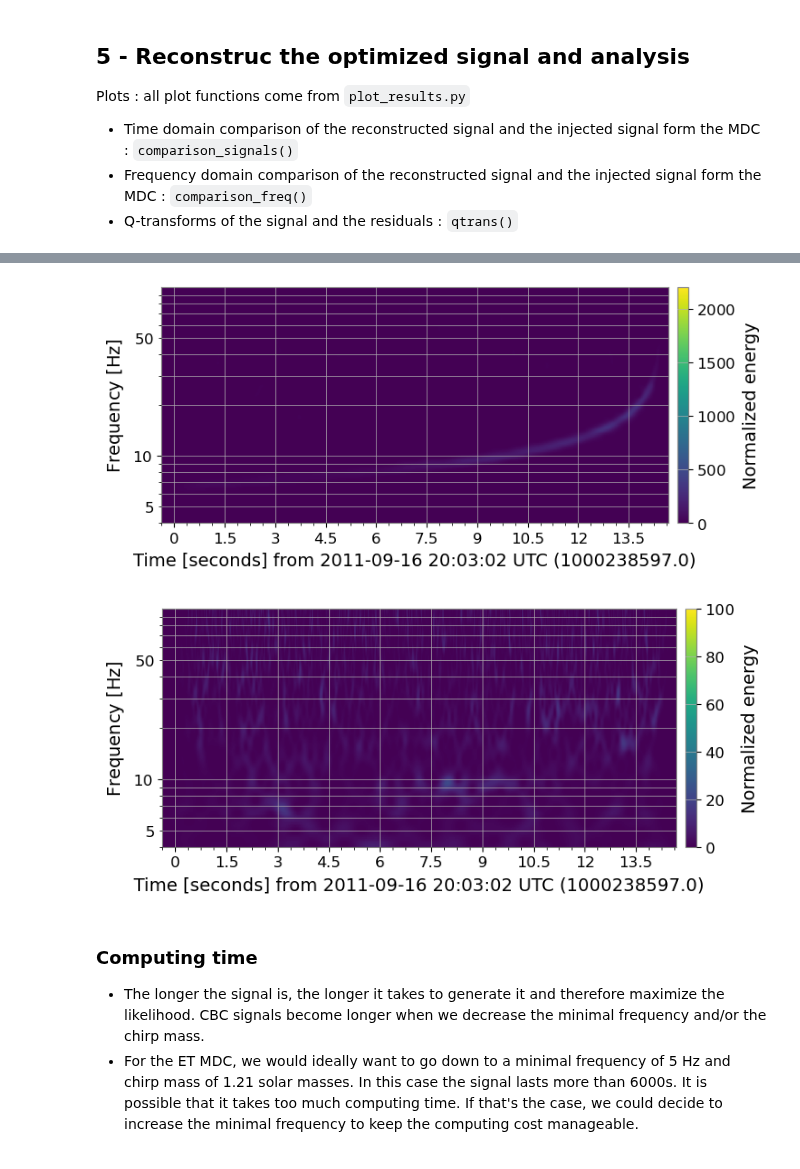
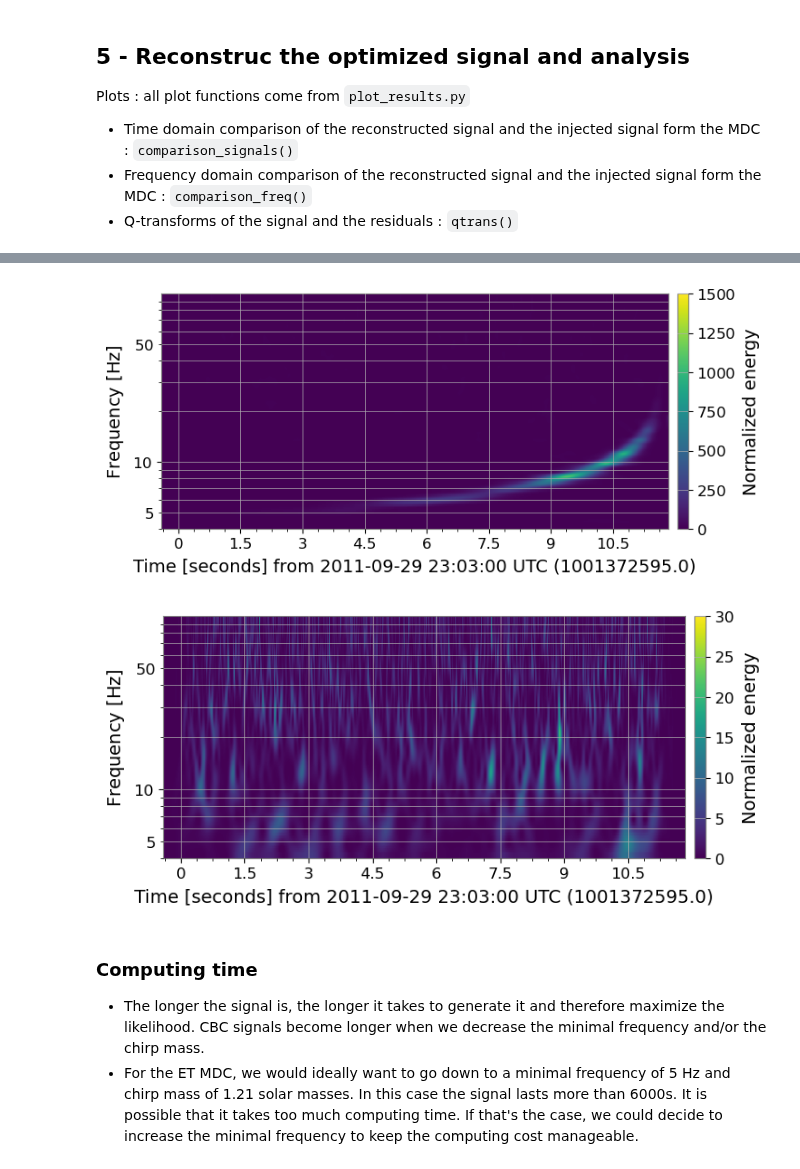
Before and after one commit to Glorieux-Victor/Internship_Victor_CBC_ET, a Jupyter notebook: code_Adrian/MLE_pipeline/src/test_likelihood_modif.ipynb, the cells around one changed output, grey strips where cells are left out. Cells and saved outputs as stored; diff of their text form; code cells hidden in the pictures.

```diff
--- a/code_Adrian/MLE_pipeline/src/test_likelihood_modif.ipynb
+++ b/code_Adrian/MLE_pipeline/src/test_likelihood_modif.ipynb
@@ -126,8 +126,11 @@ Convert the $\texttt{gwpy}$ TimeSeries from the data stored to $\texttt{pycbc}$
 - $\texttt{gwpy}$ TimeSeries : data
 - $\texttt{pycbc}$ TimeSeries : pycbc_ts
 - $\texttt{pycbc}$ FrequencySeries : signal
+# %%
+study_index = 10
+study_type = 3
 # %%
-path_data_home = '/home/victor/Internship_Victor_CBC_ET/code_Adrian/MLE_pipeline/data/data_i5_t3/'
+path_data_home = '/home/victor/Internship_Victor_CBC_ET/code_Adrian/MLE_pipeline/data/data_i'+ str(study_index) +'_t'+ str(study_type) +'/'
 data = {}
 signal = {}
 ifos=['E1', 'E2', 'E3']
@@ -136,7 +139,8 @@ for ifo in ifos:
     file = path_data_home + 'données_' + ifo + '.txt'
     data[ifo] = TimeSeries.read(file)
     #data[ifo] = data[ifo].resample(4096)
-    data[ifo] = data[ifo].resample(2048)
+    #data[ifo] = data[ifo].resample(2048)
+    data[ifo] = data[ifo].resample(1024)
     val = data[ifo].value
     delta_t = data[ifo].dt.value
     pycbc_ts = PycbcTimeSeries(val, delta_t=delta_t)
@@ -262,12 +282,12 @@ Plots : all plot functions come from `plot_results.py`
 - Frequency domain comparison of the reconstructed signal and the injected signal form the MDC : `comparison_freq()`
 - Q-transforms of the signal and the residuals : `qtrans()`
 # %%
-signal_reconstructed_t, signal_reconstructed_f = convert_signal(file_name='result_i5_t3', epoch=data['E1'].t0.value)
+file_name = 'result_i'+ str(study_index) +'_t' + str(study_type)
+signal_reconstructed_t, signal_reconstructed_f = convert_signal(file_name=file_name, epoch=data['E1'].t0.value)
 tspycbc_data = gwpy_to_pycbc(data)
 
 start_common = max(signal_reconstructed_t['E1'].start_time, data['E1'].t0.value)
 end_common = min(signal_reconstructed_t['E1'].end_time, data['E1'].t0.value + data['E1'].duration.value)
-#end_common = data['E1'].t0.value + data['E1'].duration.value
 opti_cut = {}
 reel_cut = {}
 residual = {}
@@ -290,17 +311,17 @@ Text(0, 0.5, 'PSD [1/Hz]')
 # %%
 tsgwpy_opti_cut = pycbc_to_gwpy(opti_cut)
 tsgwpy_reel_cut = pycbc_to_gwpy(reel_cut)
 # plt.plot(tsgwpy_opti_cut['E1'].times.value,tsgwpy_opti_cut['E1'],zorder=4,label='opti')
 # plt.plot(tsgwpy_reel_cut['E1'].times.value,tsgwpy_reel_cut['E1'],zorder=3,label='reel')
 # plt.legend()
-qtrans_plot(tsgwpy_reel_cut['E3'],frange = (4, 100),qrange = (5, 30),colorbar_limits = {'inf' : 0, 'sup' :2200})
+qtrans_plot(tsgwpy_reel_cut['E1'],frange = (4, 100),qrange = (5, 30),colorbar_limits = {'inf' : 0, 'sup' :1500})
 # %% [output]
-[figure, old version]
+[figure, new version]
 # %%
 tsgwpy_res = pycbc_to_gwpy(residual)
-qtrans_plot(tsgwpy_res['E1'],frange = (4, 100),qrange = (5, 30),colorbar_limits = {'inf' : 0, 'sup' : 100})
+qtrans_plot(tsgwpy_res['E1'],frange = (4, 100),qrange = (5, 30),colorbar_limits = {'inf' : 0, 'sup' : 30})
 # %% [output]
-[figure, old version]
+[figure, new version]
 # %% [markdown]
 ### Computing time
 
```
Also changed, not shown: parts of 7 cells of this notebook, 46 other files.
